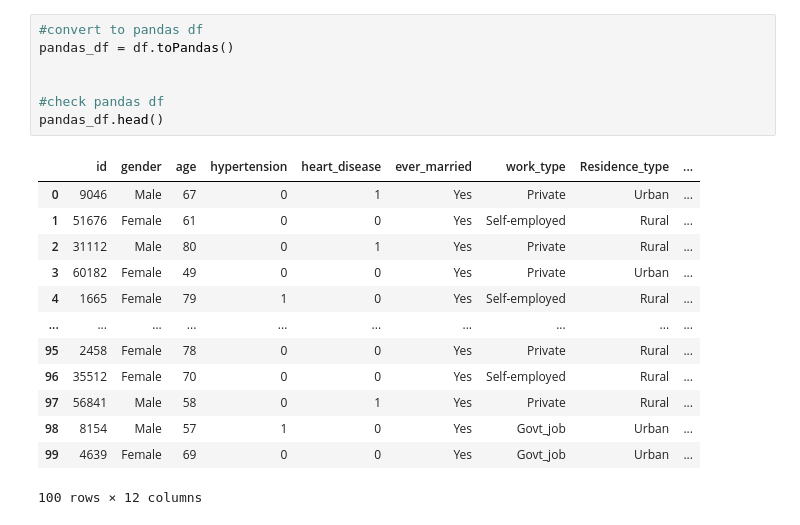
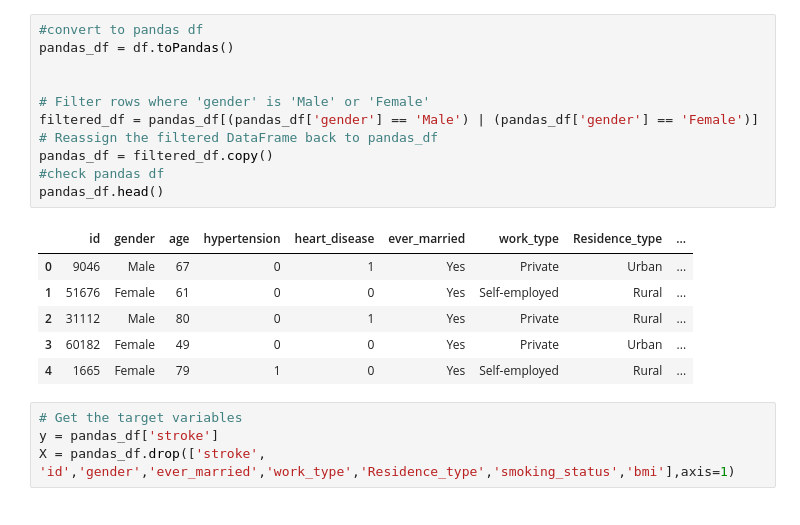
Before and after one commit to AlexFeeney/Project4_Group3, a Jupyter notebook: AlexF_Project4.ipynb, the cells around one changed output. Saved outputs shown, nothing was run; the diff lists cells and outputs as text.

```diff
--- a/AlexF_Project4.ipynb
+++ b/AlexF_Project4.ipynb
@@ -92,21 +83,22 @@ only showing top 20 rows
 # %%
 #convert to pandas df
 pandas_df = df.toPandas()
 
 
+# Filter rows where 'gender' is 'Male' or 'Female'
+filtered_df = pandas_df[(pandas_df['gender'] == 'Male') | (pandas_df['gender'] == 'Female')]
+# Reassign the filtered DataFrame back to pandas_df
+pandas_df = filtered_df.copy()
 #check pandas df
 pandas_df.head()
 # %% [output]
 |  | id | gender | age | hypertension | heart_disease | ever_married | work_type | Residence_type | ... |
 | 0 | 9046 | Male | 67 | 0 | 1 | Yes | Private | Urban | ... |
 | 1 | 51676 | Female | 61 | 0 | 0 | Yes | Self-employed | Rural | ... |
 | 2 | 31112 | Male | 80 | 0 | 1 | Yes | Private | Rural | ... |
 | 3 | 60182 | Female | 49 | 0 | 0 | Yes | Private | Urban | ... |
 | 4 | 1665 | Female | 79 | 1 | 0 | Yes | Self-employed | Rural | ... |
-| ... | ... | ... | ... | ... | ... | ... | ... | ... | ... |
-| 95 | 2458 | Female | 78 | 0 | 0 | Yes | Private | Rural | ... |
-| 96 | 35512 | Female | 70 | 0 | 0 | Yes | Self-employed | Rural | ... |
-| 97 | 56841 | Male | 58 | 0 | 1 | Yes | Private | Rural | ... |
-| 98 | 8154 | Male | 57 | 1 | 0 | Yes | Govt_job | Urban | ... |
-| 99 | 4639 | Female | 69 | 0 | 0 | Yes | Govt_job | Urban | ... |
-100 rows × 12 columns
+# %%
+# Get the target variables
+y = pandas_df['stroke']
+X = pandas_df.drop(['stroke', 'id','gender','ever_married','work_type','Residence_type','smoking_status','bmi'],axis=1)
```
Also changed, not shown: parts of 21 cells of this notebook.
